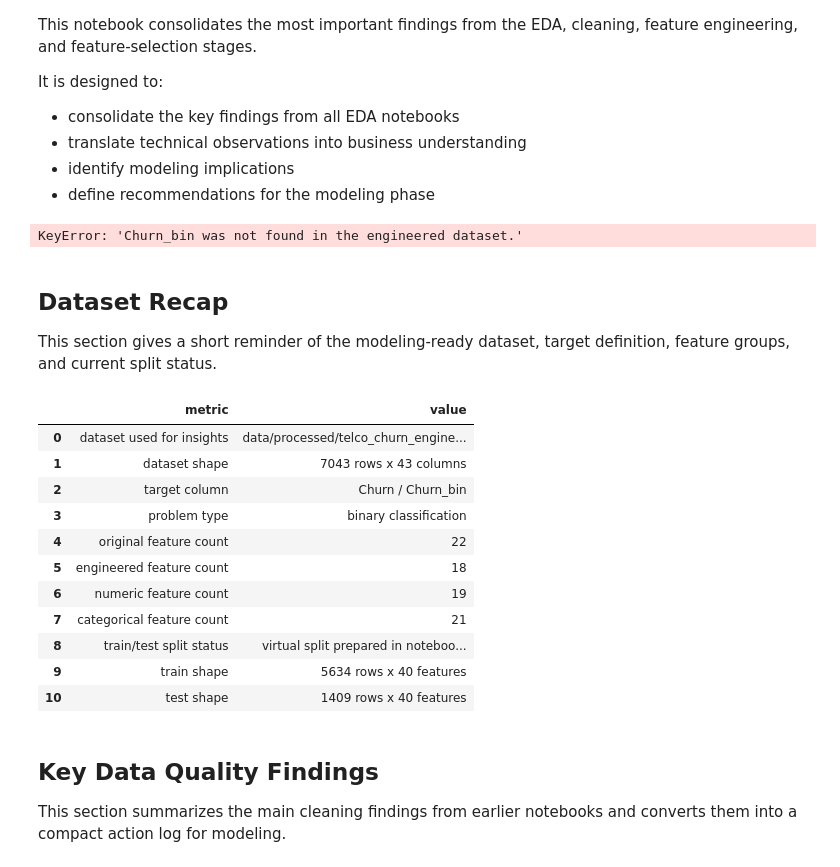
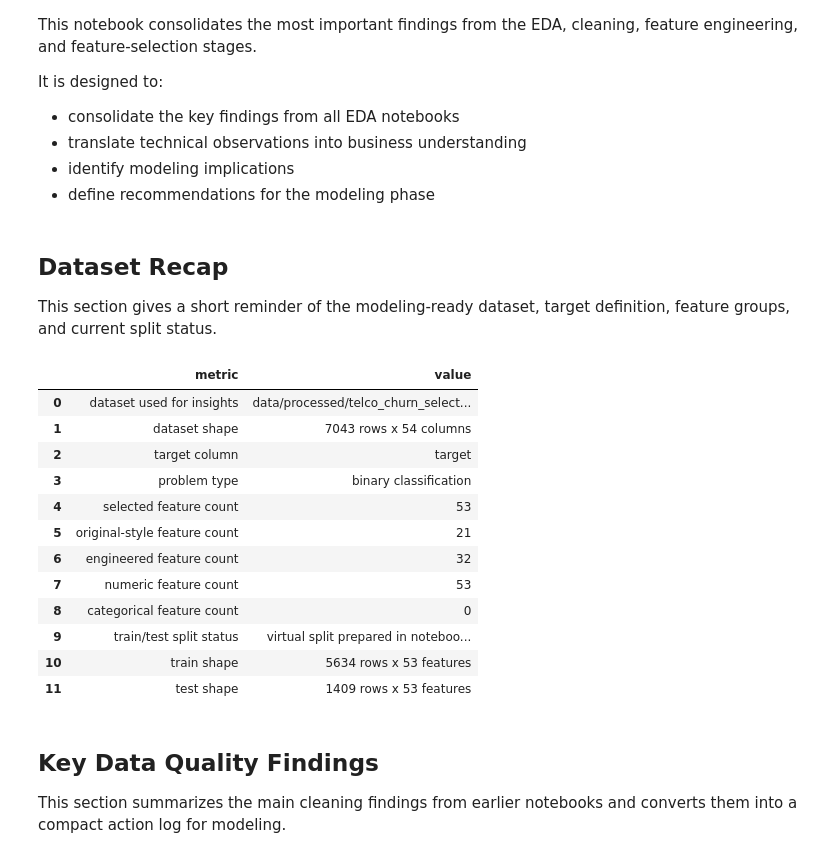
Before and after one commit to mmubashir95/Telco-Customer-Churn, a Jupyter notebook: notebooks/11_eda_insights.ipynb, the cells around one changed output. Cells and saved outputs as stored; diff of their text form; code cells hidden in the pictures.

```diff
--- a/notebooks/11_eda_insights.ipynb
+++ b/notebooks/11_eda_insights.ipynb
@@ -28,34 +28,44 @@ if not (project_root / "src").exists() and (project_root.parent / "src").exists(
 if str(project_root) not in sys.path:
     sys.path.append(str(project_root))
 
-from src.config import RANDOM_STATE, TARGET_COLUMN, TEST_SIZE
+from src.config import RANDOM_STATE, TEST_SIZE
 
 raw_data_path = project_root / "data" / "raw" / "telco.csv"
 cleaned_data_path = project_root / "data" / "interim" / "telco_churn_cleaned.csv"
 engineered_data_path = project_root / "data" / "processed" / "telco_churn_engineered.csv"
-feature_selection_notebook_path = project_root / "notebooks" / "10_feature_selection.ipynb"
+selected_data_path = project_root / "data" / "processed" / "telco_churn_selected.csv"
+feature_columns_path = project_root / "artifacts" / "feature_columns.json"
+feature_selection_tables_dir = project_root / "reports" / "tables" / "feature_selection"
+final_selection_summary_path = feature_selection_tables_dir / "final_selection_summary.csv"
+final_feature_decisions_path = feature_selection_tables_dir / "final_feature_decisions.csv"
 
-if not engineered_data_path.exists():
+if not selected_data_path.exists():
     raise FileNotFoundError(
-        "Engineered dataset not found. Run notebook 09_feature_engineering.ipynb first "
-        f"to create: {engineered_data_path}"
+        "Selected dataset not found. Run notebook 10_feature_selection.ipynb first "
+        f"to create: {selected_data_path}"
     )
 
 raw_df = pd.read_csv(raw_data_path) if raw_data_path.exists() else None
 cleaned_df = pd.read_csv(cleaned_data_path) if cleaned_data_path.exists() else None
-engineered_df = pd.read_csv(engineered_data_path)
+engineered_df = pd.read_csv(engineered_data_path) if engineered_data_path.exists() else None
+selected_df = pd.read_csv(selected_data_path)
 
-df = engineered_df.copy()
-if "Churn_bin" not in df.columns:
-    raise KeyError("Churn_bin was not found in the engineered dataset.")
+df = selected_df.copy()
+target_column = "target"
+if target_column not in df.columns:
+    raise KeyError(f"{target_column!r} was not found in the selected dataset.")
 
-target_column = TARGET_COLUMN
-id_columns = [column for column in ["customerID"] if column in df.columns]
-label_columns = [column for column in ["Churn", "Churn_bin"] if column in df.columns]
-feature_columns = [column for column in df.columns if column not in id_columns + label_columns]
+if feature_columns_path.exists():
+    selected_feature_columns = json.loads(feature_columns_path.read_text())
+else:
+    selected_feature_columns = [column for column in df.columns if column != target_column]
 
-X = df[feature_columns].copy()
-y = df["Churn_bin"].astype(int)
+missing_selected_features = [column for column in selected_feature_columns if column not in df.columns]
+if missing_selected_features:
+    raise KeyError(f"Selected feature columns missing from dataset: {missing_selected_features}")
+
+X = df[selected_feature_columns].copy()
+y = df[target_column].astype(int)
 
 X_train, X_test, y_train, y_test = train_test_split(
     X,
@@ -74,24 +84,21 @@ binary_features = [
 ]
 continuous_numeric_features = [column for column in numeric_features if column not in binary_features]
 engineered_feature_markers = (
-    "_bin",
     "_ordinal",
     "_group",
     "_profile",
-    "_log",
     "_band",
     "_x_",
     "is_",
+    "log_",
 )
 engineered_features = [
-    column for column in feature_columns if any(marker in column for marker in engineered_feature_markers)
+    column for column in selected_feature_columns if any(marker in column for marker in engineered_feature_markers)
 ]
-original_features = [column for column in feature_columns if column not in engineered_features]
+original_features = [column for column in selected_feature_columns if column not in engineered_features]
 
 pd.set_option("display.max_columns", 200)
 pd.set_option("display.max_rows", 200)
-# %% [output]
-KeyError: 'Churn_bin was not found in the engineered dataset.'
 # %% [markdown]
 ## Dataset Recap
 
@@ -101,47 +108,50 @@ dataset_recap = pd.DataFrame(
     {
         "metric": [
             "dataset used for insights",
             "dataset shape",
             "target column",
             "problem type",
-            "original feature count",
+            "selected feature count",
+            "original-style feature count",
             "engineered feature count",
             "numeric feature count",
             "categorical feature count",
             "train/test split status",
             "train shape",
             "test shape",
         ],
         "value": [
-            str(engineered_data_path.relative_to(project_root)),
+            str(selected_data_path.relative_to(project_root)),
             f"{df.shape[0]} rows x {df.shape[1]} columns",
-            f"{target_column} / Churn_bin",
+            target_column,
             "binary classification",
+            len(selected_feature_columns),
             len(original_features),
             len(engineered_features),
             len(numeric_features),
             len(categorical_features),
             f"virtual split prepared in notebook using TEST_SIZE={TEST_SIZE}",
             f"{X_train.shape[0]} rows x {X_train.shape[1]} features",
             f"{X_test.shape[0]} rows x {X_test.shape[1]} features",
         ],
     }
 )
 
 dataset_recap
 # %% [output]
 |  | metric | value |
-| 0 | dataset used for insights | data/processed/telco_churn_engine... |
-| 1 | dataset shape | 7043 rows x 43 columns |
-| 2 | target column | Churn / Churn_bin |
+| 0 | dataset used for insights | data/processed/telco_churn_select... |
+| 1 | dataset shape | 7043 rows x 54 columns |
+| 2 | target column | target |
 | 3 | problem type | binary classification |
-| 4 | original feature count | 22 |
-| 5 | engineered feature count | 18 |
-| 6 | numeric feature count | 19 |
-| 7 | categorical feature count | 21 |
-| 8 | train/test split status | virtual split prepared in noteboo... |
-| 9 | train shape | 5634 rows x 40 features |
-| 10 | test shape | 1409 rows x 40 features |
+| 4 | selected feature count | 53 |
+| 5 | original-style feature count | 21 |
+| 6 | engineered feature count | 32 |
+| 7 | numeric feature count | 53 |
+| 8 | categorical feature count | 0 |
+| 9 | train/test split status | virtual split prepared in noteboo... |
+| 10 | train shape | 5634 rows x 53 features |
+| 11 | test shape | 1409 rows x 53 features |
 # %% [markdown]
 ## Key Data Quality Findings
 
```
Also changed, not shown: parts of 22 cells of this notebook.
